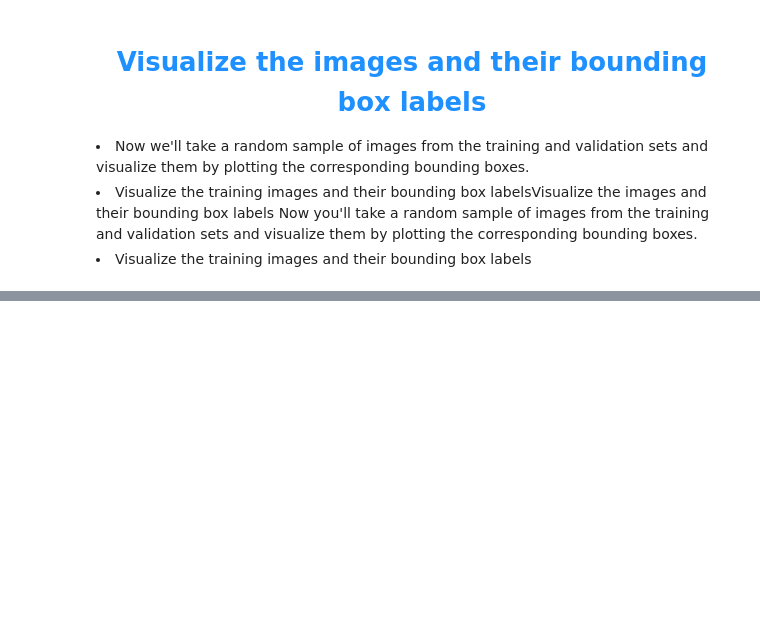
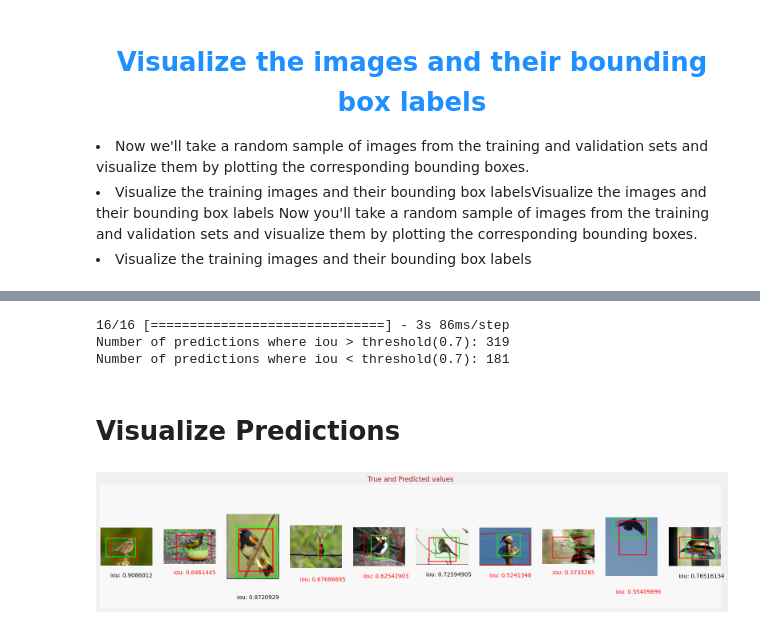
Before and after one commit to sandeep4055/Tensorflow, a Jupyter notebook: object_detection/object_detection_localization/predicting_bounding_boxes.ipynb, the cells around one changed output, grey strips where cells are left out. Cells and saved outputs as stored; diff of their text form; code cells hidden in the pictures; blank space fills up the shorter version.

```diff
--- a/object_detection/object_detection_localization/predicting_bounding_boxes.ipynb
+++ b/object_detection/object_detection_localization/predicting_bounding_boxes.ipynb
@@ -247,0 +509,51 @@ display_digits_with_boxes(np.array(visualization_training_images), np.array([]),
+# %%
+def intersection_over_union(pred_box, true_box):
+
+    xmin_pred, ymin_pred, xmax_pred, ymax_pred =  np.split(pred_box, 4, axis = 1)
+    xmin_true, ymin_true, xmax_true, ymax_true = np.split(true_box, 4, axis = 1)
+
+    #Calculate coordinates of overlap area between boxes
+    xmin_overlap = np.maximum(xmin_pred, xmin_true)
+    xmax_overlap = np.minimum(xmax_pred, xmax_true)
+    ymin_overlap = np.maximum(xmin_pred, xmin_true)
+    ymax_overlap = np.minimum(ymax_pred, ymax_true)
+
+    #Calculates area of true and predicted boxes
+    pred_box_area = (xmax_pred - xmin_pred + 1) * (ymax_pred - ymin_pred + 1)
+    true_box_area = (xmax_true - xmin_true + 1) * (ymax_true - ymin_true + 1)
+
+    #Calculates overlap area and union area.
+    overlap_area = np.maximum((xmax_overlap - xmin_overlap) + 1,0)  * np.maximum((ymax_overlap - ymin_overlap) + 1, 0)
+    union_area = (pred_box_area + true_box_area) - overlap_area
+
+    #Updates iou score
+    iou = overlap_area / union_area
+
+    return iou
+# %%
+#Makes predictions
+original_images, normalized_images, normalized_bboxes = dataset_to_numpy_with_original_bboxes_util(visualization_validation_dataset, N=500)
+predicted_bboxes = model.predict(normalized_images, batch_size=32)
+
+
+#Calculates IOU and reports true positives and false positives based on IOU threshold
+iou = intersection_over_union(predicted_bboxes, normalized_bboxes)
+iou_threshold = 0.7
+
+print("Number of predictions where iou > threshold(%s): %s" % (iou_threshold, (iou >= iou_threshold).sum()))
+print("Number of predictions where iou < threshold(%s): %s" % (iou_threshold, (iou < iou_threshold).sum()))
+# %% [output]
+16/16 [==============================] - 3s 86ms/step
+Number of predictions where iou > threshold(0.7): 319
+Number of predictions where iou < threshold(0.7): 181
+# %% [markdown]
+# Visualize Predictions
+# %%
+n = 10
+indexes = np.random.choice(len(predicted_bboxes), size=n)
+
+iou_to_draw = iou[indexes]
+norm_to_draw = original_images[indexes]
+display_digits_with_boxes(original_images[indexes], predicted_bboxes[indexes], normalized_bboxes[indexes], iou[indexes], "True and Predicted values", bboxes_normalized=True)
+# %% [output]
+[figure, added]
```
Also changed, not shown: parts of 27 cells of this notebook.
